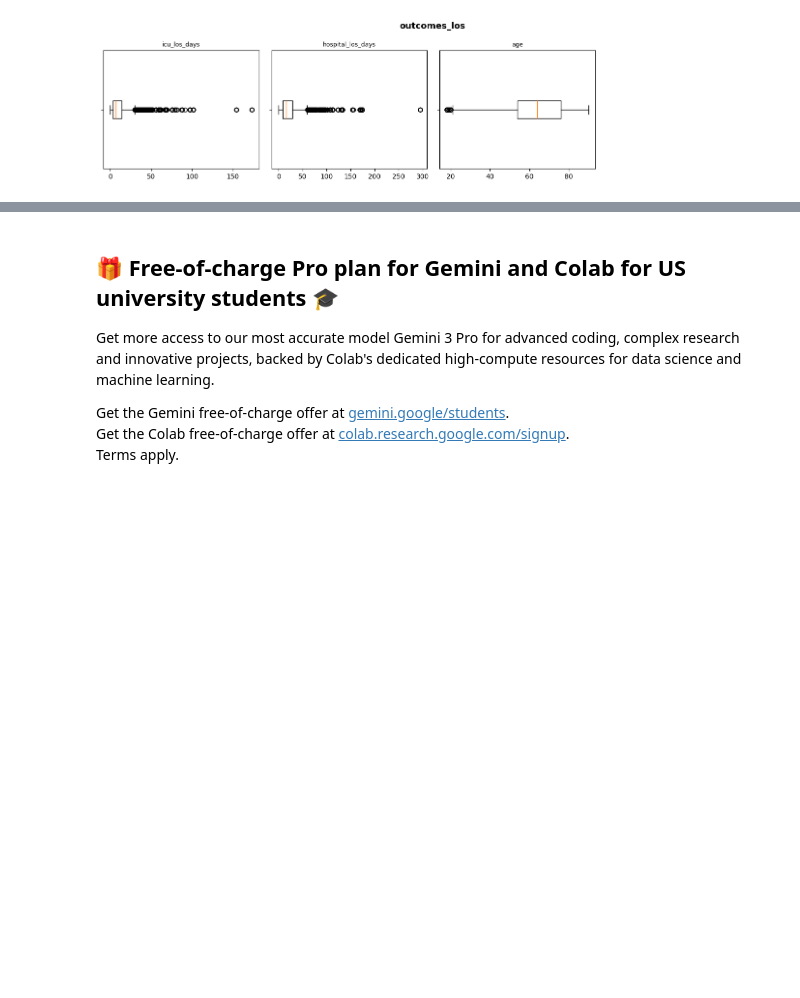
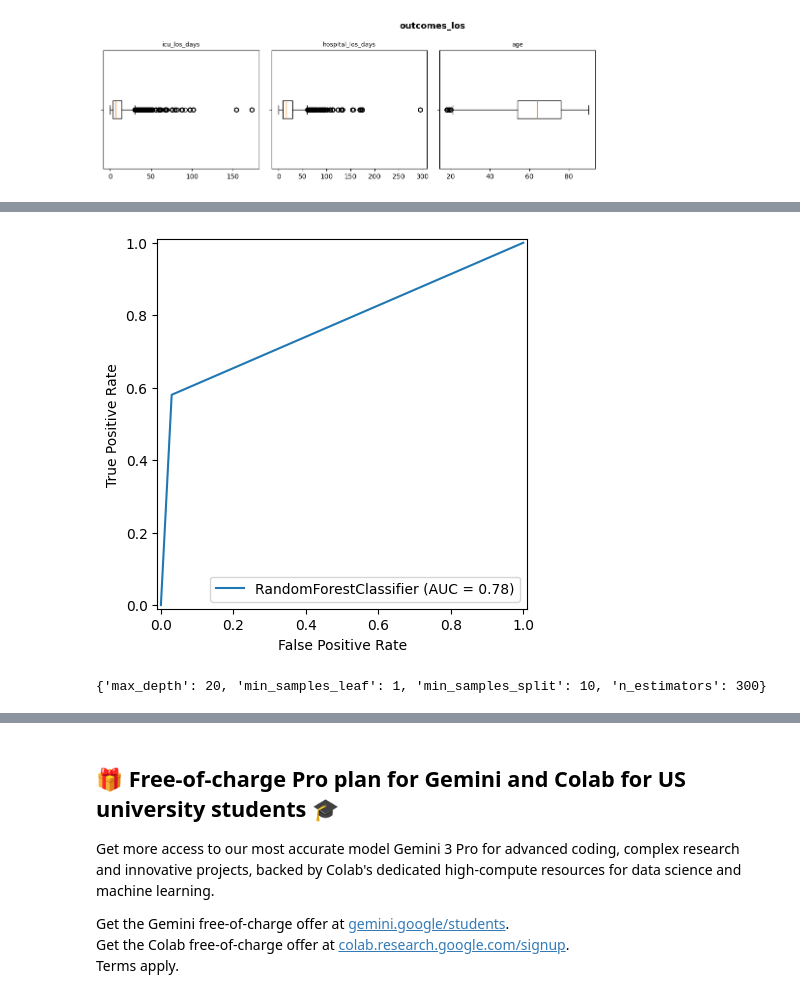
Before and after one commit to abdullaawad/Final-Year-Project, a Jupyter notebook: Re_Admission_Prediction.ipynb, the cells around one changed output, grey strips where cells are left out. Saved outputs shown, nothing was run; the diff lists cells and outputs as text; code cells hidden in the pictures; blank space fills up the shorter version.

```diff
--- a/Re_Admission_Prediction.ipynb
+++ b/Re_Admission_Prediction.ipynb
@@ -645,0 +536,7 @@ plt.show()
+# %%
+from sklearn.ensemble import RandomForestClassifier
+
+rf = RandomForestClassifier(n_estimators=100, random_state=42)
+rf.fit(X_train_final_scaled, y_train)
+
+y_pred_rf = rf.predict(X_test_final_scaled)
@@ -645,0 +554,27 @@ plt.show()
+# %%
+fpr, tpr, thresholds = roc_curve(y_test, y_pred_rf)
+roc_auc = auc(fpr, tpr)
+
+display = RocCurveDisplay(fpr=fpr, tpr=tpr, roc_auc=roc_auc, estimator_name='RandomForestClassifier')
+display.plot()
+plt.show()
+# %% [output]
+[figure, added]
+# %%
+from sklearn.model_selection import GridSearchCV
+
+param_grid = {
+    'n_estimators': [100, 200, 300],
+    'max_depth': [None, 10, 20],
+    'min_samples_split': [2, 5, 10],
+    'min_samples_leaf': [1, 2, 4]
+}
+
+rf_grid = RandomForestClassifier(random_state=42)
+grid_search = GridSearchCV(estimator=rf_grid, param_grid=param_grid, cv=5, scoring='roc_auc')
+grid_search.fit(X_train_final_scaled, y_train)
+
+best_params = grid_search.best_params_
+print(best_params)
+# %% [output]
+{'max_depth': 20, 'min_samples_leaf': 1, 'min_samples_split': 10, 'n_estimators': 300}
```
Also changed, not shown: parts of 41 cells of this notebook.
